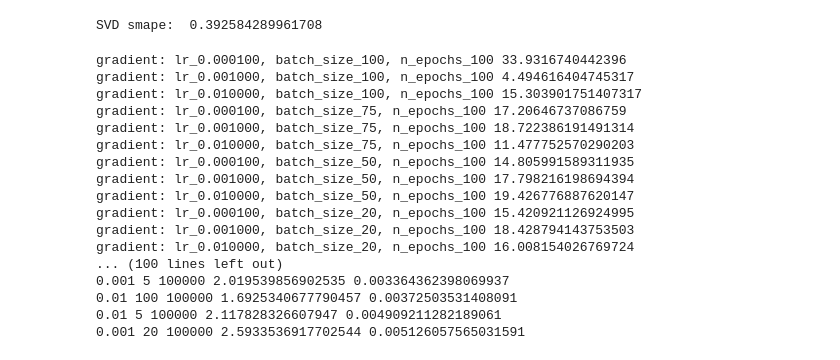
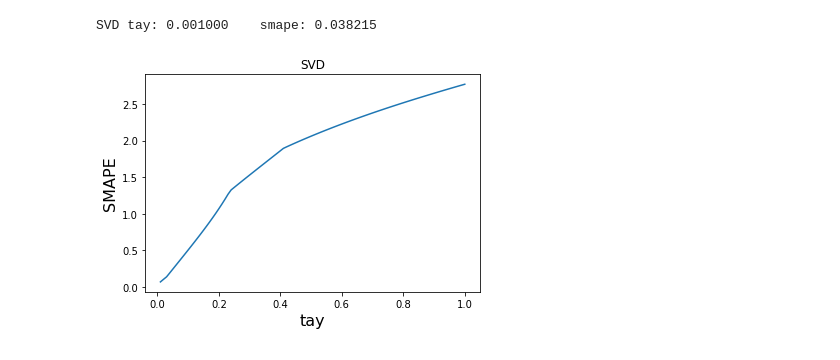
Before and after one commit to NeutralMike/ml_labs, a Jupyter notebook: 2.Linear/2.Linear.ipynb, the cells around one changed output. Drawn from its saved outputs; the diff is of its cells as text; code cells hidden in the pictures.

```diff
--- a/2.Linear/2.Linear.ipynb
+++ b/2.Linear/2.Linear.ipynb
@@ -102,14 +103,29 @@ class LinearRegression:
 # %%
 reg = LinearRegression()
 reg.fit_from_file("6.txt")
-# %%
-reg.SVD()
-print('SVD smape: ', reg.smape_score())
-# %% [output]
-SVD smape:  0.392584289961708
+# %%
+reg.SVD()
+print('SVD tay: %2f    smape: %4f' % (1e-3, reg.smape_score()))
+svd_x_plot = np.arange(0.01, 1.01, 0.01)
+svd_y_plot = []
+for tay in svd_x_plot:
+    reg.SVD(tay)
+    svd_y_plot.append(reg.smape_score())
+# %% [output]
+SVD tay: 0.001000    smape: 0.038215
+# %%
+%matplotlib inline
+plt.plot(svd_x_plot, svd_y_plot)
+plt.title("SVD")
+plt.ylabel('SMAPE', fontsize=16)
+plt.xlabel('tay', fontsize=16)
+# plt.xticks(np.arange(0, 1.01, 0.1))
+plt.show()
+# %% [output]
+[figure, added]
 # %%
 grad_res = []
-for n_epochs in [100, 500, 1000, 10000, 100000]:
+for n_epochs in [100, 500, 1000, 2000]:
     for batch_size in [100, 75, 50, 20, 10, 5 ,1]:
         for lr in 10.**np.arange(-4, -1):
             reg.gradient(lr=lr, batch_size=batch_size, n_epochs=n_epochs)
@@ -120,24 +136,6 @@ for n_epochs in [100, 500, 1000, 10000, 100000]:
 
 sorted_res = sorted(grad_res, key=lambda x: x[4])[:10]
 print('grad_top10: lr    batch size  n epochs    smape   nrmse\n', '\n'.join([' '.join(map(str, line)) for line in sorted_res]))
-# %% [output]
-gradient: lr_0.000100, batch_size_100, n_epochs_100 33.9316740442396
-gradient: lr_0.001000, batch_size_100, n_epochs_100 4.494616404745317
-gradient: lr_0.010000, batch_size_100, n_epochs_100 15.303901751407317
-gradient: lr_0.000100, batch_size_75, n_epochs_100 17.20646737086759
-gradient: lr_0.001000, batch_size_75, n_epochs_100 18.722386191491314
-gradient: lr_0.010000, batch_size_75, n_epochs_100 11.477752570290203
-gradient: lr_0.000100, batch_size_50, n_epochs_100 14.805991589311935
-gradient: lr_0.001000, batch_size_50, n_epochs_100 17.798216198694394
-gradient: lr_0.010000, batch_size_50, n_epochs_100 19.426776887620147
-gradient: lr_0.000100, batch_size_20, n_epochs_100 15.420921126924995
-gradient: lr_0.001000, batch_size_20, n_epochs_100 18.428794143753503
-gradient: lr_0.010000, batch_size_20, n_epochs_100 16.008154026769724
-... (100 lines left out)
-0.001 5 100000 2.019539856902535 0.003364362398069937
-0.01 100 100000 1.6925340677790457 0.00372503531408091
-0.01 5 100000 2.117828326607947 0.004909211282189061
-0.001 20 100000 2.5933536917702544 0.005126057565031591
 # %%
 grad_top5 = sorted_res
 # %%
```
Also changed, not shown: parts of 10 cells of this notebook, 1 other file.
